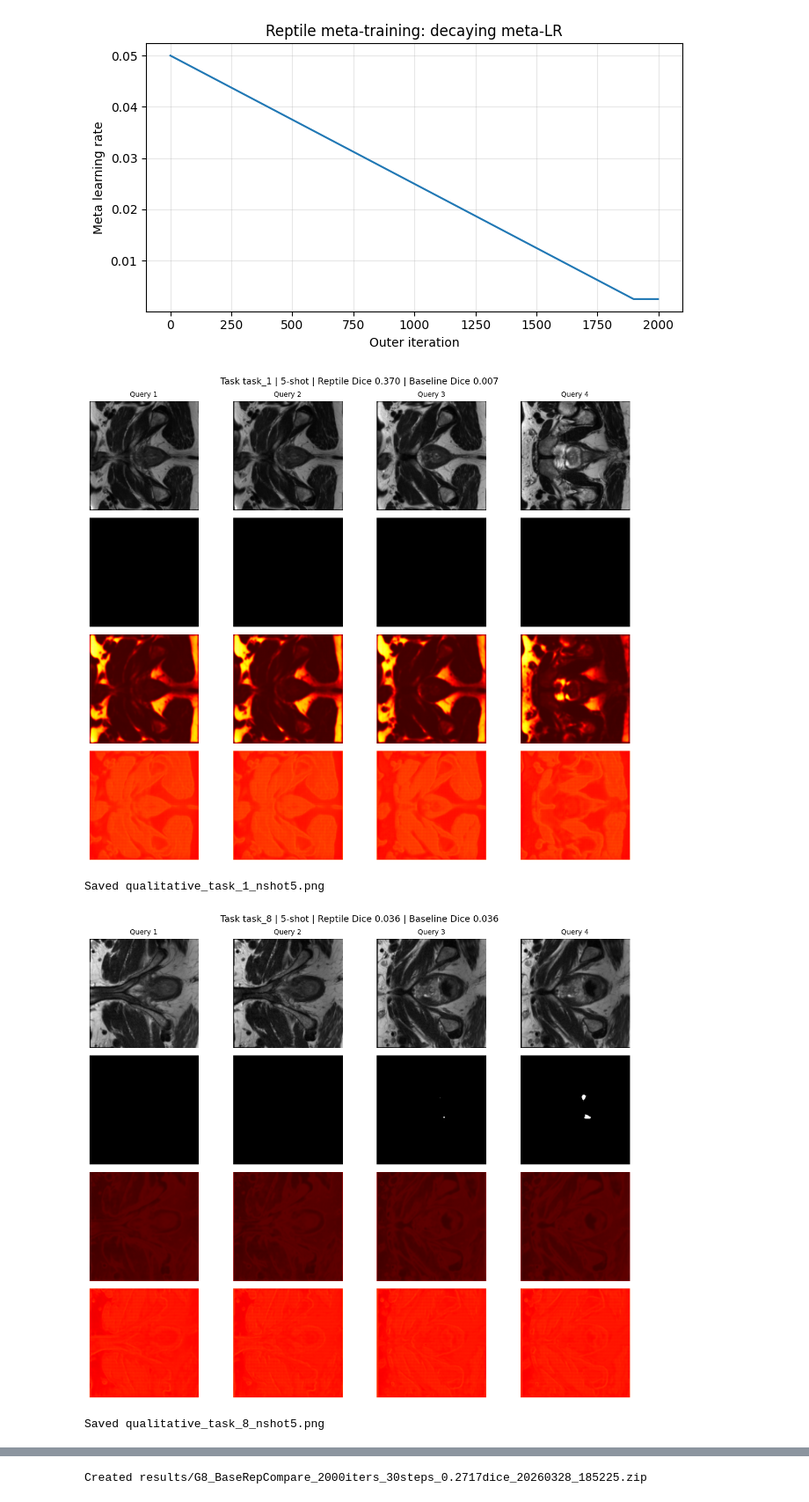
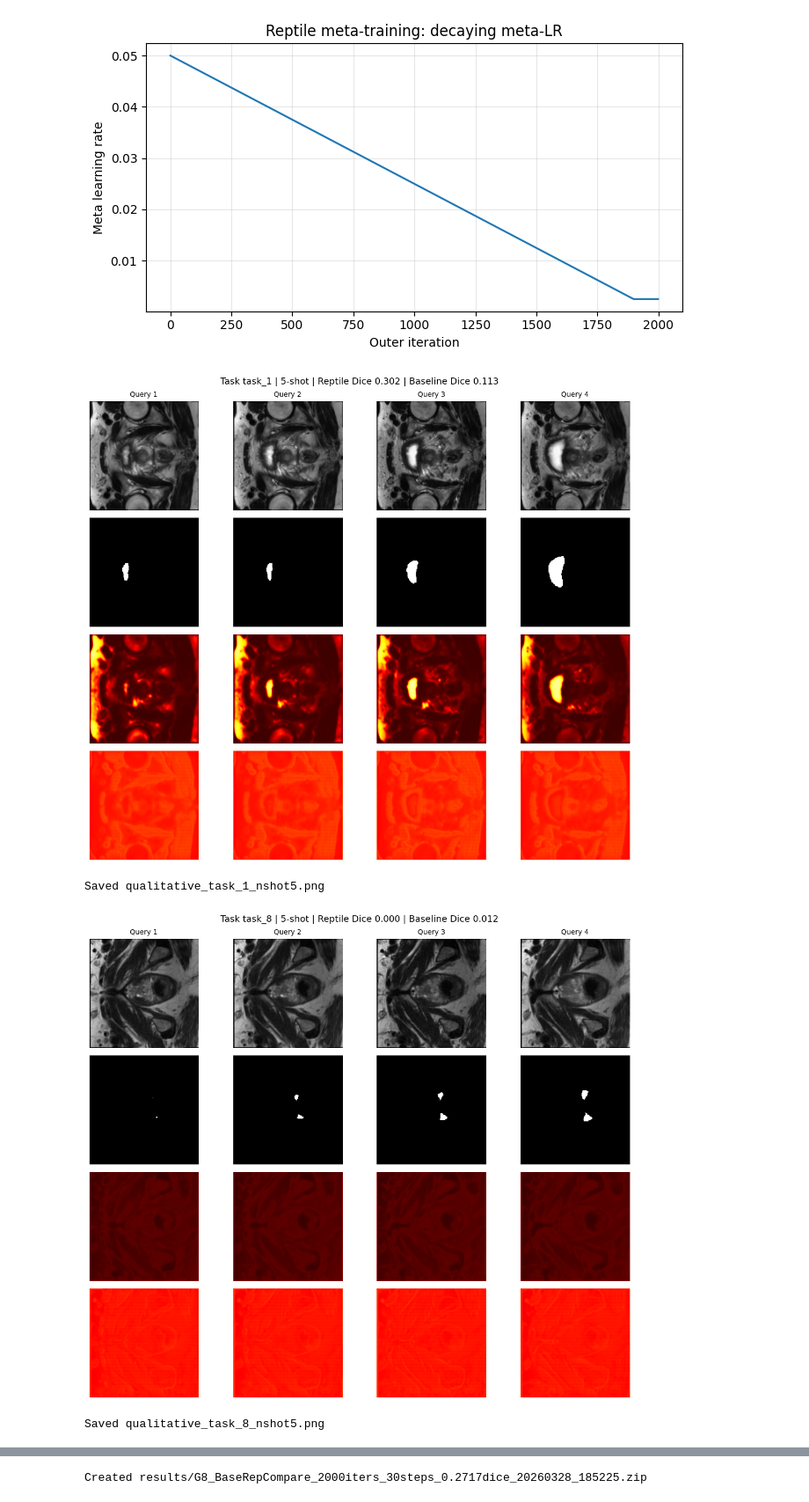
Before and after one commit to timfkl/QMUL-EMS741-Group-8, a Jupyter notebook: EMS741_Group8_Reptile_Cluster.ipynb, the cells around one changed output, grey strips where cells are left out. Shown at 88% size. Drawn from its saved outputs; the diff is of its cells as text; code cells hidden in the pictures.

Commit message:
Changed dice score threshold to better reflect mostly black backgrounds Introduced filter to only select query slices with non-empty ground truth masks

```diff
--- a/EMS741_Group8_Reptile_Cluster.ipynb
+++ b/EMS741_Group8_Reptile_Cluster.ipynb
@@ -257,15 +257,24 @@ def qualitative_panel(meta_model, task_dict, task_name,
     )
 
     q_loader = episode.query_loader(batch_size=n_cols)
-    try:
-        imgs_b, masks_b = next(iter(q_loader))
-    except StopIteration:
-        print(f"[{task_name}] No query images available.")
+    # 1. Filter query slices (NEW)
+    all_imgs, all_masks = [], []
+    for imgs_b, masks_b in q_loader:
+        for i in range(imgs_b.shape[0]):
+            if masks_b[i].sum() > 0:
+                all_imgs.append(imgs_b[i])
+                all_masks.append(masks_b[i])
+        if len(all_imgs) >= n_cols:
+            break
+
+    if len(all_imgs) == 0:
+        print(f"[{task_name}] No query images with foreground masks available.")
         return
 
-    imgs_b = imgs_b.to(DEVICE)
-    masks_b = masks_b.to(DEVICE)
+    imgs_b  = torch.stack(all_imgs[:n_cols]).to(DEVICE)
+    masks_b = torch.stack(all_masks[:n_cols]).to(DEVICE)
 
+    # 2. Run inference (KEEP UNCHANGED)
     adapted_meta.eval()
     adapted_base.eval()
     with torch.no_grad():
@@ -284,36 +293,36 @@ def qualitative_panel(meta_model, task_dict, task_name,
 
     row_labels = ["MR image", "Ground truth", "Reptile prediction", "Baseline prediction"]
     for row, label in enumerate(row_labels):
         axes[row, 0].set_ylabel(label, fontsize=11)
 
     for col in range(n):
         axes[0, col].imshow(imgs_np[col, 0], cmap="gray")
         axes[0, col].set_title(f"Query {col+1}", fontsize=10)
         axes[0, col].axis("off")
 
         axes[1, col].imshow(masks_np[col, 0] * 255, cmap="gray", vmin=0, vmax=255)
         axes[1, col].axis("off")
 
         axes[2, col].imshow(preds_r[col, 0], cmap="hot", vmin=0, vmax=1)
         axes[2, col].axis("off")
 
         axes[3, col].imshow(preds_b[col, 0], cmap="hot", vmin=0, vmax=1)
         axes[3, col].axis("off")
 
     plt.tight_layout()
     out_name = f"qualitative_{task_name}_nshot{n_shot}.png"
     plt.savefig(out_name, dpi=150)
     plt.show()
     print(f"Saved {out_name}")
 
 
 # Generate qualitative panels for all test tasks at 5-shot
 for t_name, t_dict in test_tasks.items():
     qualitative_panel(meta_model, t_dict, t_name, n_shot=5, adapt_steps=20)
 # %% [output]
-[figure, old version]
+[figure, new version]
 Saved qualitative_task_1_nshot5.png
-[figure, old version]
+[figure, new version]
 Saved qualitative_task_8_nshot5.png
 # %%
 shots = sorted(results.keys())
```
Also changed, not shown: 3 other files.
